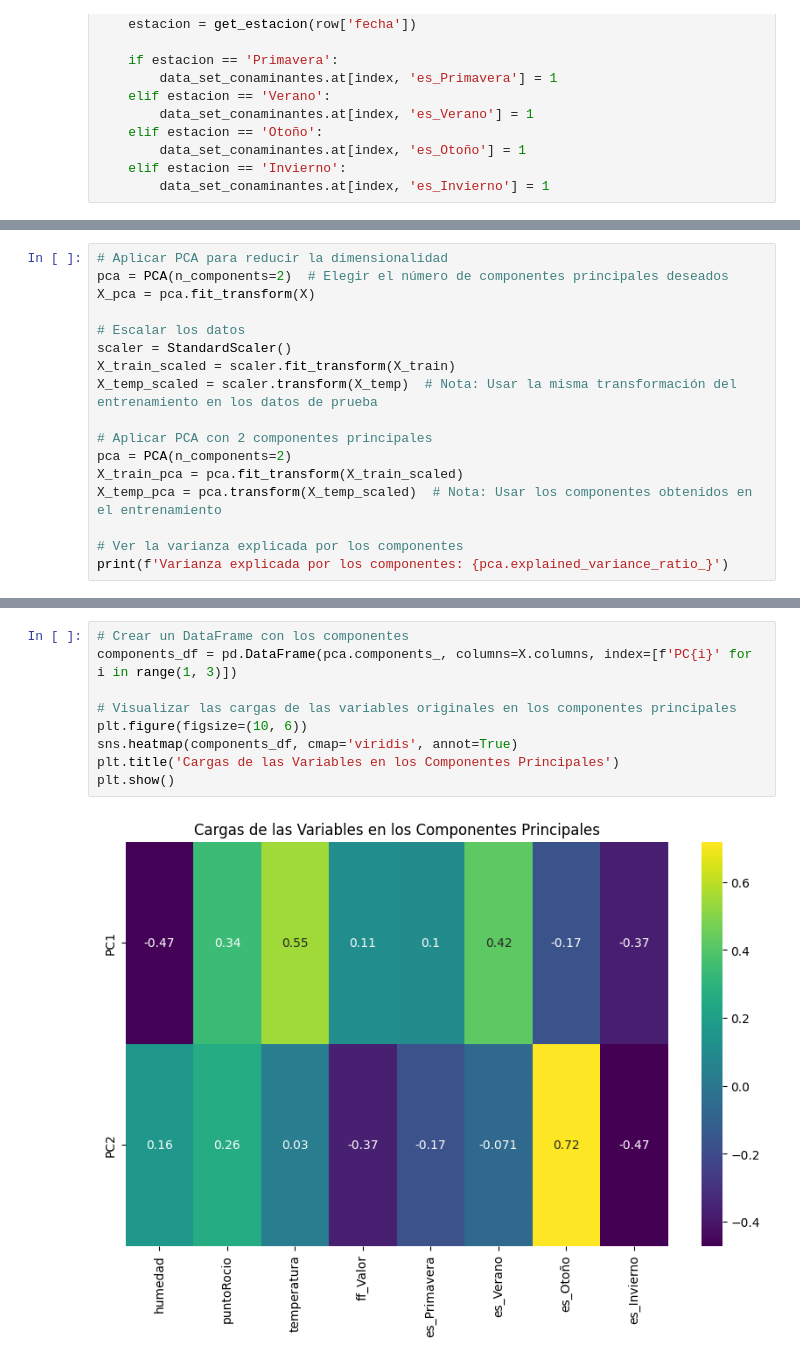
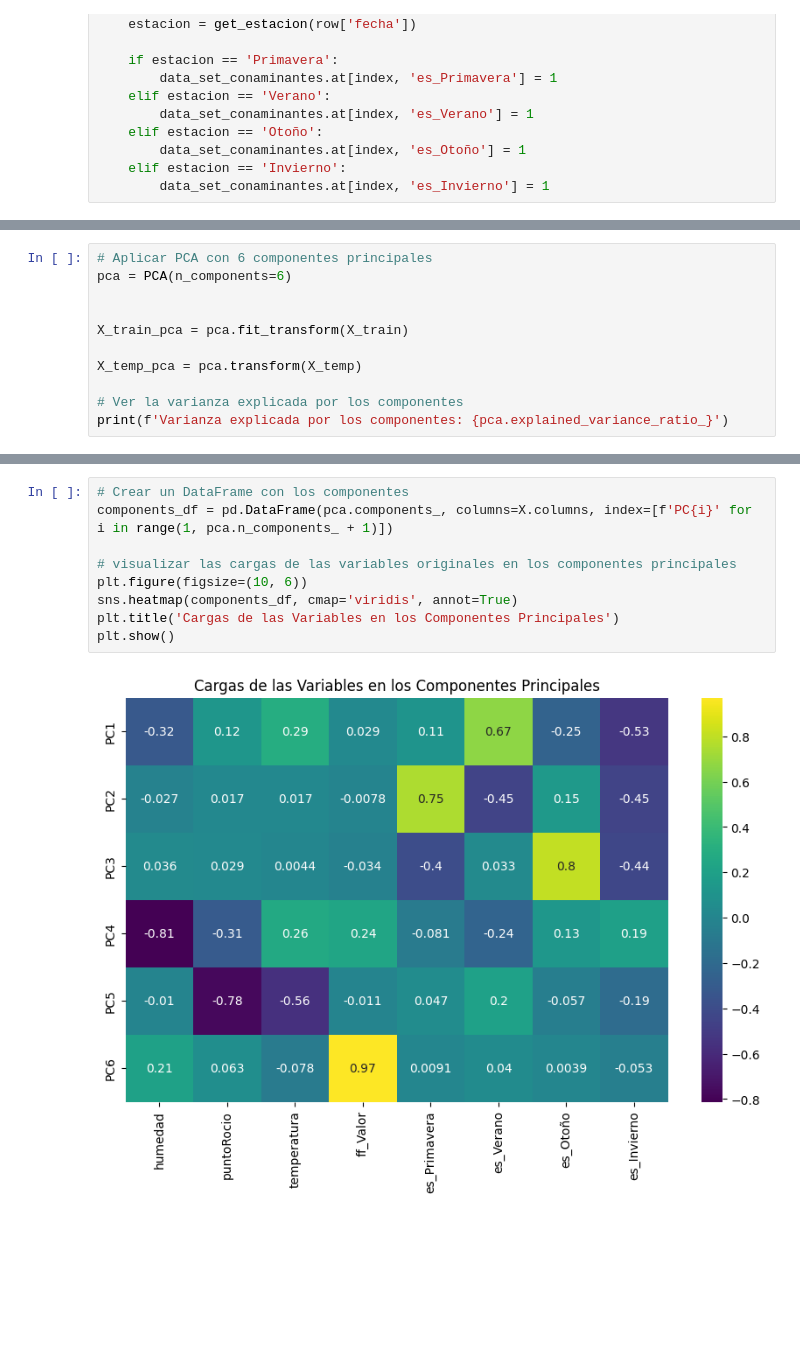
Before and after one commit to OmarMerino/Particulas_contaminantes_chillan, a Jupyter notebook: notebooks/model/regresion_pca.ipynb, the cells around one changed output, grey strips where cells are left out. Drawn from its saved outputs; the diff is of its cells as text; blank space fills up the shorter version.

```diff
--- a/notebooks/model/regresion_pca.ipynb
+++ b/notebooks/model/regresion_pca.ipynb
@@ -81,17 +81,11 @@ X_train, X_temp, y_train, y_temp = train_test_split(X, y, test_size=0.2, random_
 # %%
-# Aplicar PCA para reducir la dimensionalidad
-pca = PCA(n_components=2)  # Elegir el número de componentes principales deseados
-X_pca = pca.fit_transform(X)
+# Aplicar PCA con 6 componentes principales
+pca = PCA(n_components=6)
 
-# Escalar los datos
-scaler = StandardScaler()
-X_train_scaled = scaler.fit_transform(X_train)
-X_temp_scaled = scaler.transform(X_temp)  # Nota: Usar la misma transformación del entrenamiento en los datos de prueba
 
-# Aplicar PCA con 2 componentes principales
-pca = PCA(n_components=2)
-X_train_pca = pca.fit_transform(X_train_scaled)
-X_temp_pca = pca.transform(X_temp_scaled)  # Nota: Usar los componentes obtenidos en el entrenamiento
+X_train_pca = pca.fit_transform(X_train)
+
+X_temp_pca = pca.transform(X_temp)
 
 # Ver la varianza explicada por los componentes
 print(f'Varianza explicada por los componentes: {pca.explained_variance_ratio_}')
@@ -183,11 +151,11 @@ plt.show()
 # %%
 # Crear un DataFrame con los componentes
-components_df = pd.DataFrame(pca.components_, columns=X.columns, index=[f'PC{i}' for i in range(1, 3)])
+components_df = pd.DataFrame(pca.components_, columns=X.columns, index=[f'PC{i}' for i in range(1, pca.n_components_ + 1)])
 
-# Visualizar las cargas de las variables originales en los componentes principales
+# visualizar las cargas de las variables originales en los componentes principales
 plt.figure(figsize=(10, 6))
 sns.heatmap(components_df, cmap='viridis', annot=True)
 plt.title('Cargas de las Variables en los Componentes Principales')
 plt.show()
 # %% [output]
-[figure, old version]
+[figure, new version]
```
Also changed, not shown: parts of 9 cells of this notebook, 2 other files.
